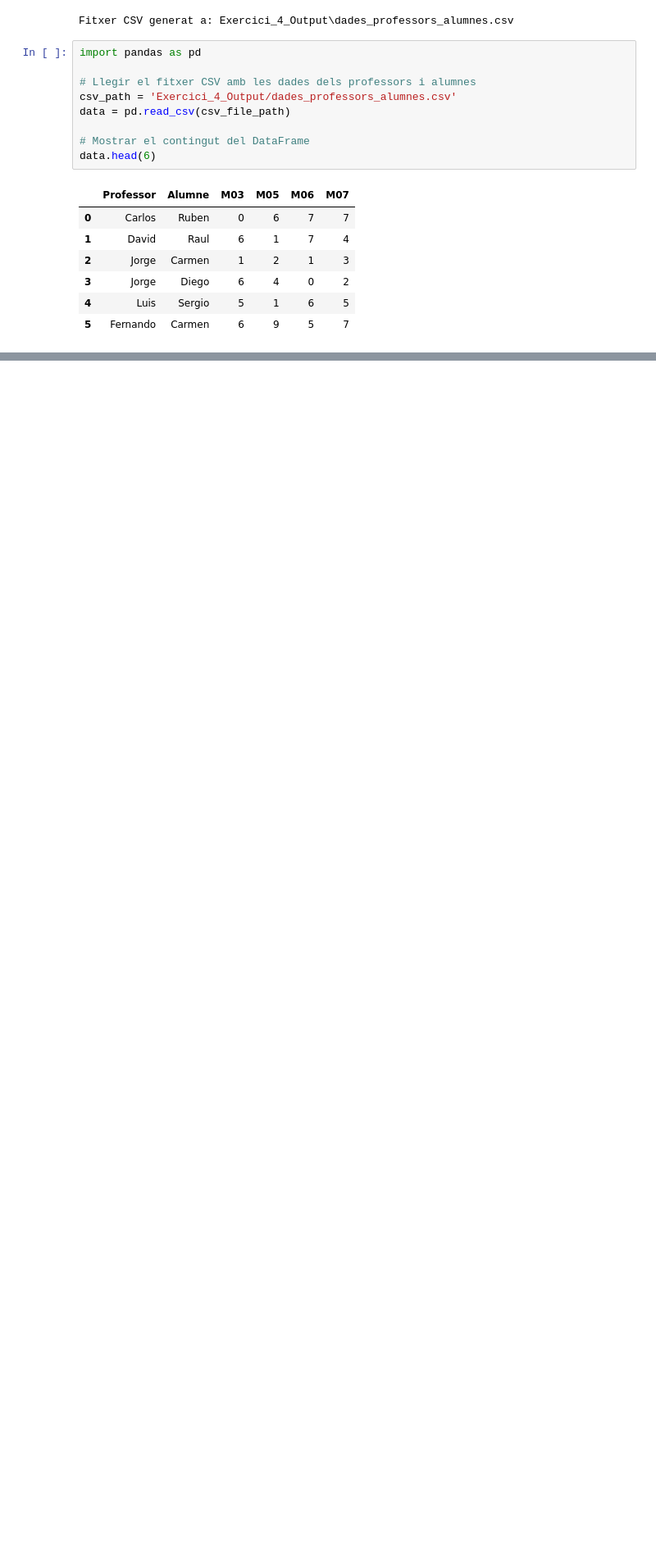
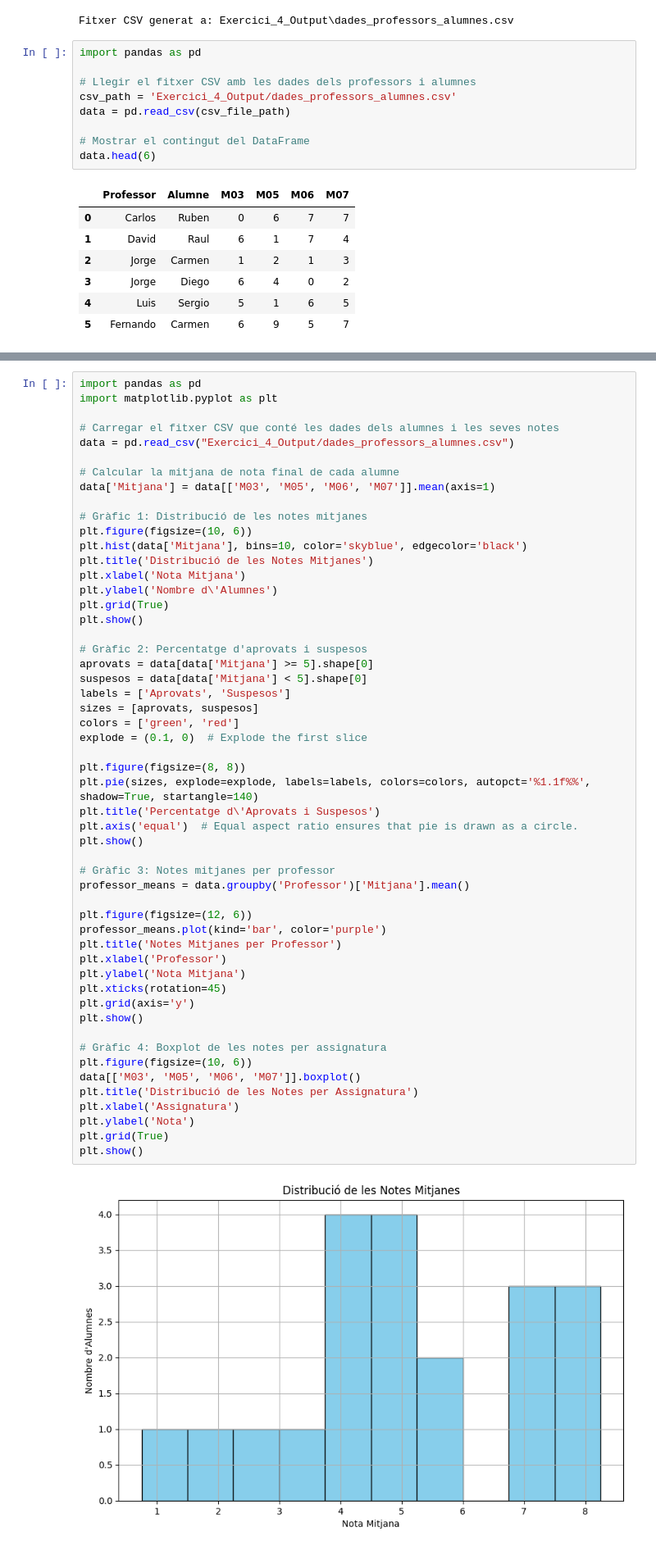
Before and after one commit to Red1-1/jupiter-logs-pandas-Red1-1, a Jupyter notebook: P4.ipynb, the cells around one changed output, grey strips where cells are left out. Shown at 82% size. Cells and saved outputs as stored; diff of their text form; blank space fills up the shorter version.

Commit message:
Exercici 6

```diff
--- a/P4.ipynb
+++ b/P4.ipynb
@@ -256,0 +326,55 @@ data.head(6)
+# %%
+import pandas as pd
+import matplotlib.pyplot as plt
+
+# Carregar el fitxer CSV que conté les dades dels alumnes i les seves notes
+data = pd.read_csv("Exercici_4_Output/dades_professors_alumnes.csv")
+
+# Calcular la mitjana de nota final de cada alumne
+data['Mitjana'] = data[['M03', 'M05', 'M06', 'M07']].mean(axis=1)
+
+# Gràfic 1: Distribució de les notes mitjanes
+plt.figure(figsize=(10, 6))
+plt.hist(data['Mitjana'], bins=10, color='skyblue', edgecolor='black')
+plt.title('Distribució de les Notes Mitjanes')
+plt.xlabel('Nota Mitjana')
+plt.ylabel('Nombre d\'Alumnes')
+plt.grid(True)
+plt.show()
+
+# Gràfic 2: Percentatge d'aprovats i suspesos
+aprovats = data[data['Mitjana'] >= 5].shape[0]
+suspesos = data[data['Mitjana'] < 5].shape[0]
+labels = ['Aprovats', 'Suspesos']
+sizes = [aprovats, suspesos]
+colors = ['green', 'red']
+explode = (0.1, 0)  # Explode the first slice
+
+plt.figure(figsize=(8, 8))
+plt.pie(sizes, explode=explode, labels=labels, colors=colors, autopct='%1.1f%%', shadow=True, startangle=140)
+plt.title('Percentatge d\'Aprovats i Suspesos')
+plt.axis('equal')  # Equal aspect ratio ensures that pie is drawn as a circle.
+plt.show()
+
+# Gràfic 3: Notes mitjanes per professor
+professor_means = data.groupby('Professor')['Mitjana'].mean()
+
+plt.figure(figsize=(12, 6))
+professor_means.plot(kind='bar', color='purple')
+plt.title('Notes Mitjanes per Professor')
+plt.xlabel('Professor')
+plt.ylabel('Nota Mitjana')
+plt.xticks(rotation=45)
+plt.grid(axis='y')
+plt.show()
+
+# Gràfic 4: Boxplot de les notes per assignatura
+plt.figure(figsize=(10, 6))
+data[['M03', 'M05', 'M06', 'M07']].boxplot()
+plt.title('Distribució de les Notes per Assignatura')
+plt.xlabel('Assignatura')
+plt.ylabel('Nota')
+plt.grid(True)
+plt.show()
+# %% [output]
+[figure, added]
```
Also changed, not shown: parts of 4 cells of this notebook, 1 other file.
